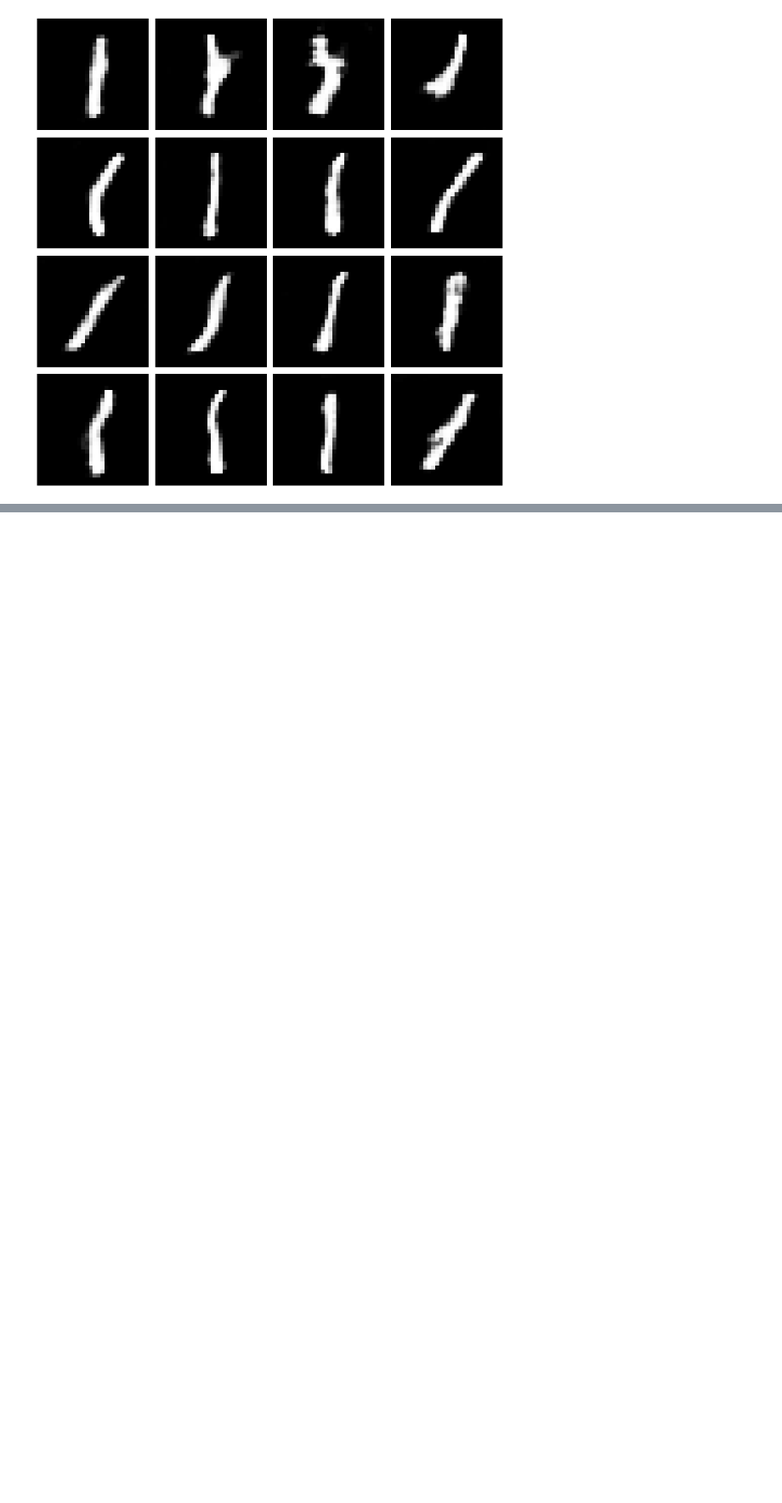
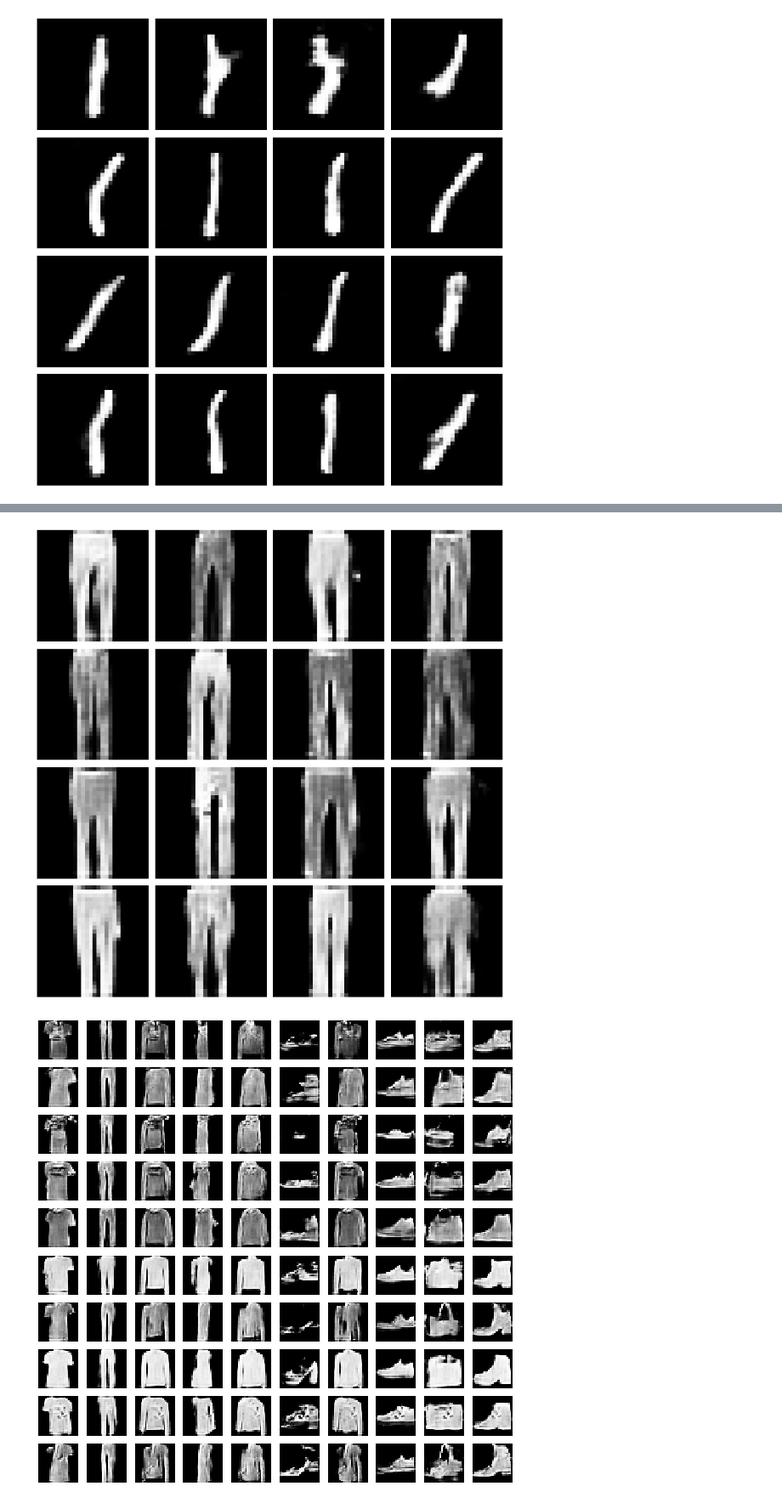
Before and after one commit to Kraing/GANS, a Jupyter notebook: Dev_GAN/GAN.ipynb, the cells around one changed output, grey strips where cells are left out. Shown at 85% size. Cells and saved outputs as stored; diff of their text form; code cells hidden in the pictures; blank space fills up the shorter version.

```diff
--- a/Dev_GAN/GAN.ipynb
+++ b/Dev_GAN/GAN.ipynb
@@ -1159,0 +1178,9 @@ plot_conditional_sample(latent_space=100, cG=cGD, sample_number=16, class_value=
+# %%
+cGF = load_model('Model_c/MNIST-F/Generator/G_20.h5')
+
+plot_conditional_sample(latent_space=100, cG=cGF, sample_number=16, class_value=1)
+
+plot_class_sample(latent_space=100, cG=cGF, classes=10, sample_number=10)
+# %% [output]
+[figure, added]
+[figure, added]
```
Also changed, not shown: parts of 8 cells of this notebook.
